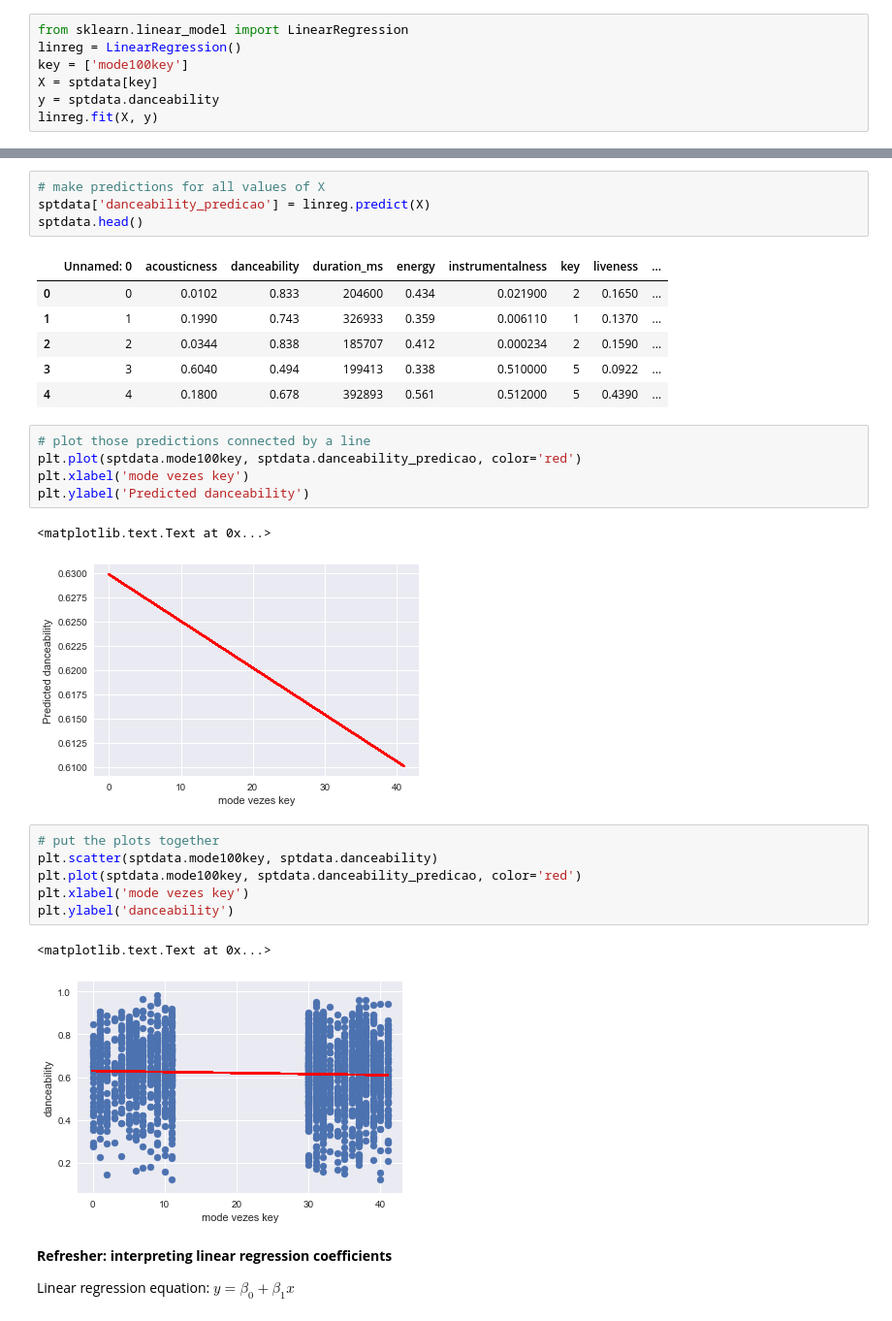
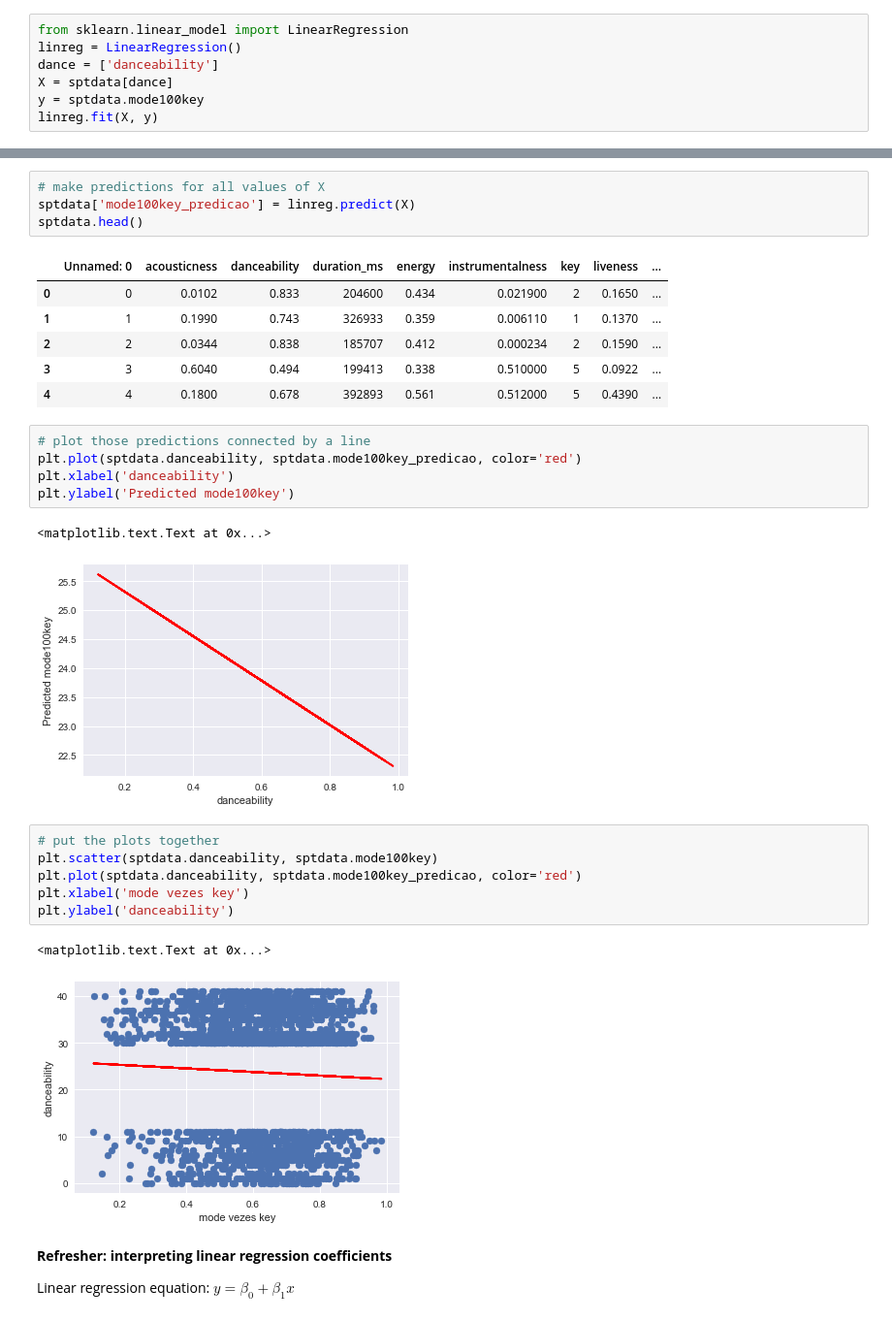
Before and after one commit to R09090909/Projeto3-cd, a Jupyter notebook: Projeto 3 - CD (2.0).ipynb, the cells around one changed output, grey strips where cells are left out. Shown: that part at 97% size. Cells and saved outputs as stored; diff of their text form.

```diff
--- a/Projeto 3 - CD (2.0).ipynb
+++ b/Projeto 3 - CD (2.0).ipynb
@@ -43,15 +43,15 @@ sptdata.plot(kind = "scatter", x = "danceability", y = "mode100key")
 # %%
 from sklearn.linear_model import LinearRegression
 linreg = LinearRegression()
-key = ['mode100key']
-X = sptdata[key]
-y = sptdata.danceability
+dance = ['danceability']
+X = sptdata[dance]
+y = sptdata.mode100key
 linreg.fit(X, y)
 # %% [output]
 LinearRegression(copy_X=True, fit_intercept=True, n_jobs=1, normalize=False)
 # %%
 # make predictions for all values of X
-sptdata['danceability_predicao'] = linreg.predict(X)
+sptdata['mode100key_predicao'] = linreg.predict(X)
 sptdata.head()
 # %% [output]
 |  | Unnamed: 0 | acousticness | danceability | duration_ms | energy | instrumentalness | key | liveness | ... |
@@ -62,21 +62,21 @@ sptdata.head()
 | 4 | 4 | 0.1800 | 0.678 | 392893 | 0.561 | 0.512000 | 5 | 0.4390 | ... |
 # %%
 # plot those predictions connected by a line
-plt.plot(sptdata.mode100key, sptdata.danceability_predicao, color='red')
-plt.xlabel('mode vezes key')
-plt.ylabel('Predicted danceability')
+plt.plot(sptdata.danceability, sptdata.mode100key_predicao, color='red')
+plt.xlabel('danceability')
+plt.ylabel('Predicted mode100key')
 # %% [output]
 <matplotlib.text.Text at 0x...>
-[figure, old version]
+[figure, new version]
 # %%
 # put the plots together
-plt.scatter(sptdata.mode100key, sptdata.danceability)
-plt.plot(sptdata.mode100key, sptdata.danceability_predicao, color='red')
+plt.scatter(sptdata.danceability, sptdata.mode100key)
+plt.plot(sptdata.danceability, sptdata.mode100key_predicao, color='red')
 plt.xlabel('mode vezes key')
 plt.ylabel('danceability')
 # %% [output]
 <matplotlib.text.Text at 0x...>
-[figure, old version]
+[figure, new version]
 # %% [markdown]
 **Refresher: interpreting linear regression coefficients**
 
```
Also changed, not shown: parts of 4 cells of this notebook.
